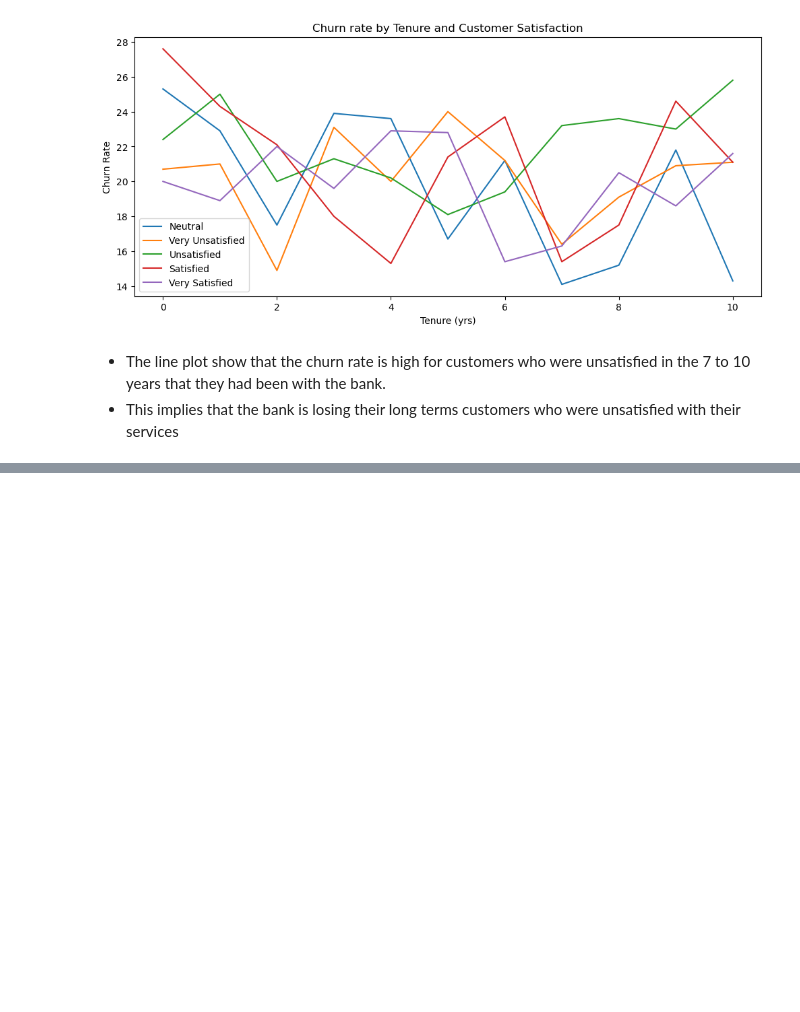
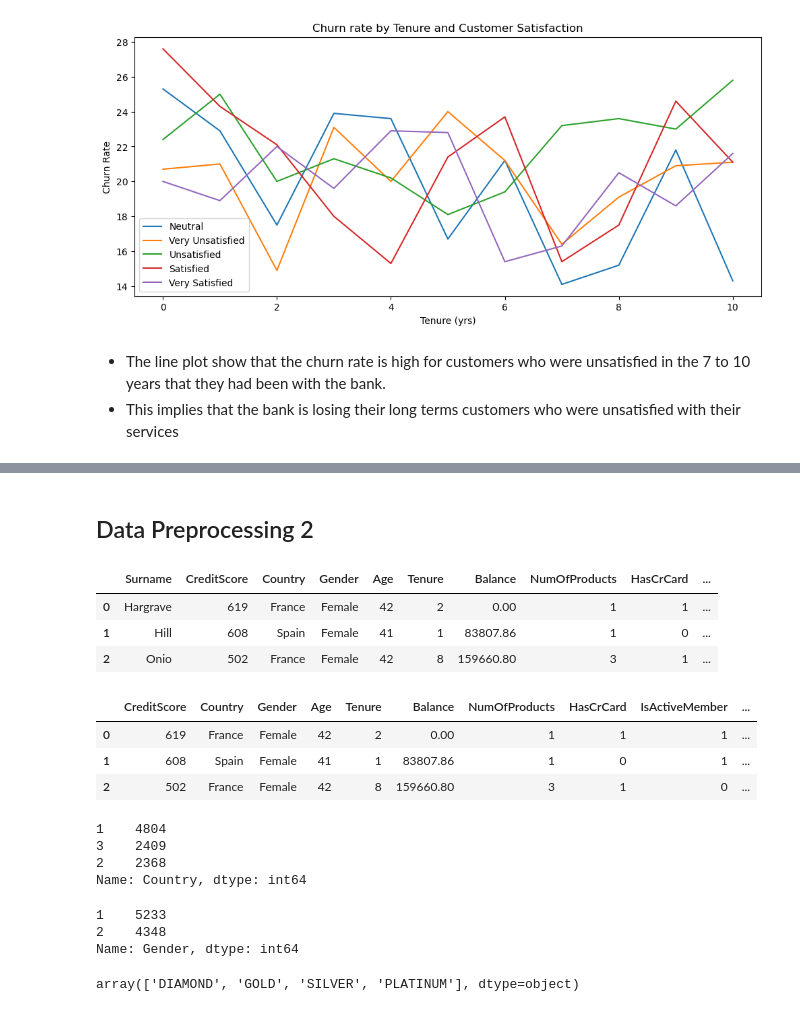
Before and after one commit to valezenwanne/Bank-Customer-Churn-Prediction, a Jupyter notebook: Bank Customer Churn Prediction.ipynb, the cells around one changed output, grey strips where cells are left out. Cells and saved outputs as stored; diff of their text form; code cells hidden in the pictures; blank space fills up the shorter version.

```diff
--- a/Bank Customer Churn Prediction.ipynb
+++ b/Bank Customer Churn Prediction.ipynb
@@ -1697,0 +1698,22 @@ plt.show()
+# %% [markdown]
+## Data Preprocessing 2
+# %%
+#make of a copy of the dataframe
+df3 = df2_no_outlier.copy()
+# %%
+#display few lines of the dataset
+df3.head(3)
+# %% [output]
+|  | Surname | CreditScore | Country | Gender | Age | Tenure | Balance | NumOfProducts | HasCrCard | ... |
+| 0 | Hargrave | 619 | France | Female | 42 | 2 | 0.00 | 1 | 1 | ... |
+| 1 | Hill | 608 | Spain | Female | 41 | 1 | 83807.86 | 1 | 0 | ... |
+| 2 | Onio | 502 | France | Female | 42 | 8 | 159660.80 | 3 | 1 | ... |
+# %%
+#remove unnecessary columns
+df3.drop('Surname', axis=1, inplace=True)
+df3.head(3)
+# %% [output]
+|  | CreditScore | Country | Gender | Age | Tenure | Balance | NumOfProducts | HasCrCard | IsActiveMember | ... |
+| 0 | 619 | France | Female | 42 | 2 | 0.00 | 1 | 1 | 1 | ... |
+| 1 | 608 | Spain | Female | 41 | 1 | 83807.86 | 1 | 0 | 1 | ... |
+| 2 | 502 | France | Female | 42 | 8 | 159660.80 | 3 | 1 | 0 | ... |
@@ -1697,0 +1729,7 @@ plt.show()
+# %%
+df3['Country'].value_counts()
+# %% [output]
+1    4804
+3    2409
+2    2368
+Name: Country, dtype: int64
@@ -1697,0 +1744,11 @@ plt.show()
+# %%
+df3['Gender'].value_counts()
+# %% [output]
+1    5233
+2    4348
+Name: Gender, dtype: int64
+# %%
+#displaying the unique values in the Card type
+df3['Card Type'].unique()
+# %% [output]
+array(['DIAMOND', 'GOLD', 'SILVER', 'PLATINUM'], dtype=object)
```
Also changed, not shown: parts of 97 cells of this notebook.
